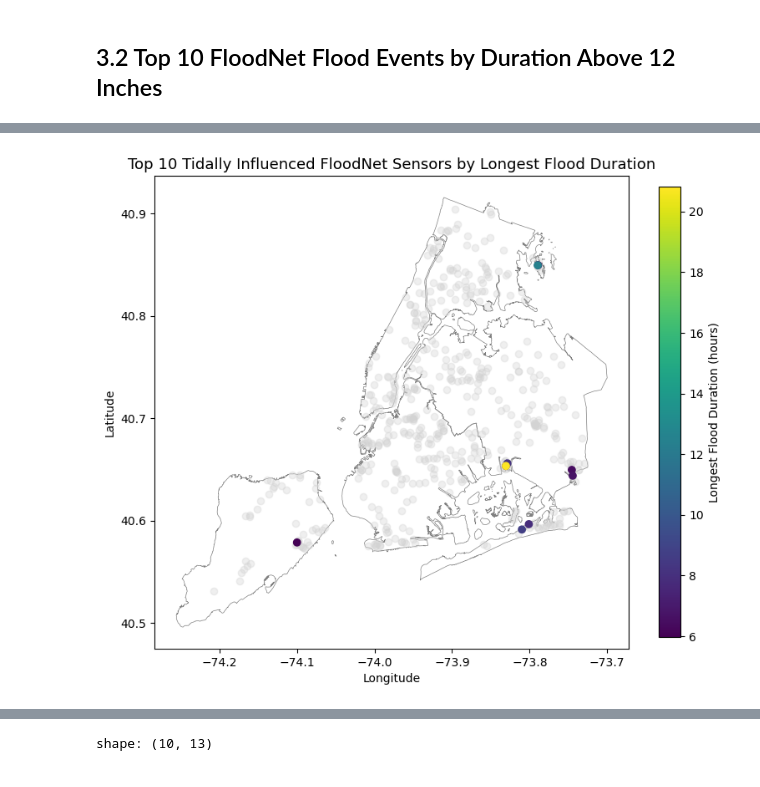
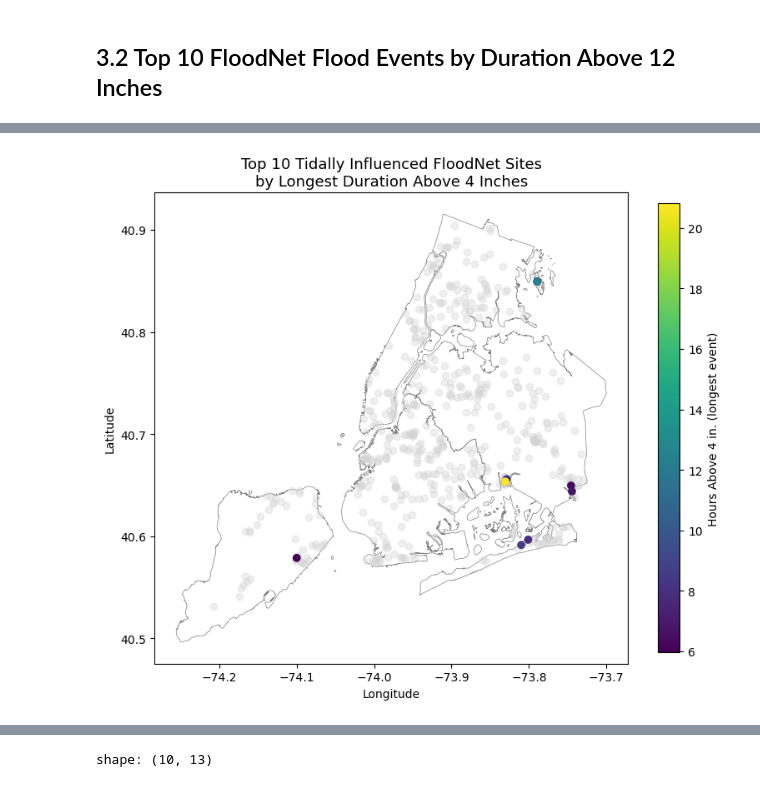
Before and after one commit to mebauer/floodnet-nyc-tutorial, a Jupyter notebook: 02-sensor-rankings.ipynb, the cells around one changed output, grey strips where cells are left out. Cells and saved outputs as stored; diff of their text form; code cells hidden in the pictures.

```diff
--- a/02-sensor-rankings.ipynb
+++ b/02-sensor-rankings.ipynb
@@ -336,7 +345,7 @@ dataset_record = {d["dataset_id"]: d for d in manifest}.get(dataset_id)
 latest_created_at = dataset_record.get("latest_created_at")
 previous_created_at = dataset_record["previous_created_at"]
 print(f"Latest created at: {latest_created_at}")
-print(f"Prevously created at: {previous_created_at}")
+print(f"Previously created at: {previous_created_at}")
 
 if previous_created_at:
     # events published since our previous update
@@ -351,10 +360,11 @@ else:
     )
 
 # merged_df carries UTC-aware timestamps (from to_local_time), so match that before joining
-# otherwise the join silently returns no rows
+# otherwise the join silently returns no rows.
+# The cast covers a refresh with no new events: a header-only CSV parses as text
 new_keys = new_events_df.select(
     "sensor_id",
-    pl.col("flood_start_time").dt.replace_time_zone("UTC"),
+    pl.col("flood_start_time").cast(pl.Datetime("us")).dt.replace_time_zone("UTC"),
 )
 
 print(f"Events added since the previous update: {new_events_df.height:,}")
@@ -425,13 +435,17 @@ value_col = "max_depth_inches"
 title = "Top 10 Newly Added FloodNet\nFlood Events Ranked by Max Flood Depth"
 label = "Max Flood Depth (inches)"
 
-fig, ax = floodnet.plot_ranked_sensors(
-    ranked_df=new_ranked_df   ,
-    metadata_gdf=metadata_gdf,
-    boro_gdf=boro_gdf,
-    value_col=value_col,
-    title=title,
-    label=label
-)
+# a refresh can add no events; skip the map rather than fail
+if new_ranked_df.is_empty():
+    print("No newly added events to map.")
+else:
+    fig, ax = floodnet.plot_ranked_sensors(
+        ranked_df=new_ranked_df,
+        metadata_gdf=metadata_gdf,
+        boro_gdf=boro_gdf,
+        value_col=value_col,
+        title=title,
+        label=label
+    )
 # %% [output]
 [figure]
@@ -925,6 +985,7 @@ ranked_sensors = duckdb.sql("""
             ORDER BY duration_above_4_inches_mins DESC
         ) AS event_rank_within_sensor
     FROM merged_df
+    -- floods only (peak >= 4 in), like every section 3 table
     WHERE max_depth_inches >= 4
 """)
 
@@ -947,7 +1008,7 @@ sql = """
         duration_above_12_inches_mins
     FROM ranked_sensors
     WHERE event_rank_within_sensor = 1
-    ORDER BY duration_mins DESC
+    ORDER BY duration_above_4_inches_mins DESC
     LIMIT 10
 """
 
@@ -990,7 +1057,7 @@ fig, ax = floodnet.plot_ranked_sensors(
 sql = """
     SELECT
         ROW_NUMBER() OVER (
-            ORDER BY duration_mins DESC
+            ORDER BY duration_above_4_inches_mins DESC
         ) AS sensor_rank,
         sensor_id,
         sensor_name,
@@ -1031,15 +1098,15 @@ shape: (10, 13)
 # %%
 value_col = "duration_hrs"
-title = "Top 10 Tidally Influenced FloodNet Sensors by Longest Flood Duration"
-label = "Longest Flood Duration (hours)"
+title = "Top 10 Tidally Influenced FloodNet Sites\nby Longest Duration Above 4 Inches"
+label = "Hours Above 4 in. (longest event)"
 
 fig, ax = floodnet.plot_ranked_sensors(
     ranked_df=ranked_df,
     metadata_gdf=metadata_gdf,
     boro_gdf=boro_gdf,
     value_col=value_col,
     title=title,
     label=label
 )
 # %% [output]
-[figure, old version]
+[figure, new version]
```
Also changed, not shown: parts of 41 cells of this notebook.
